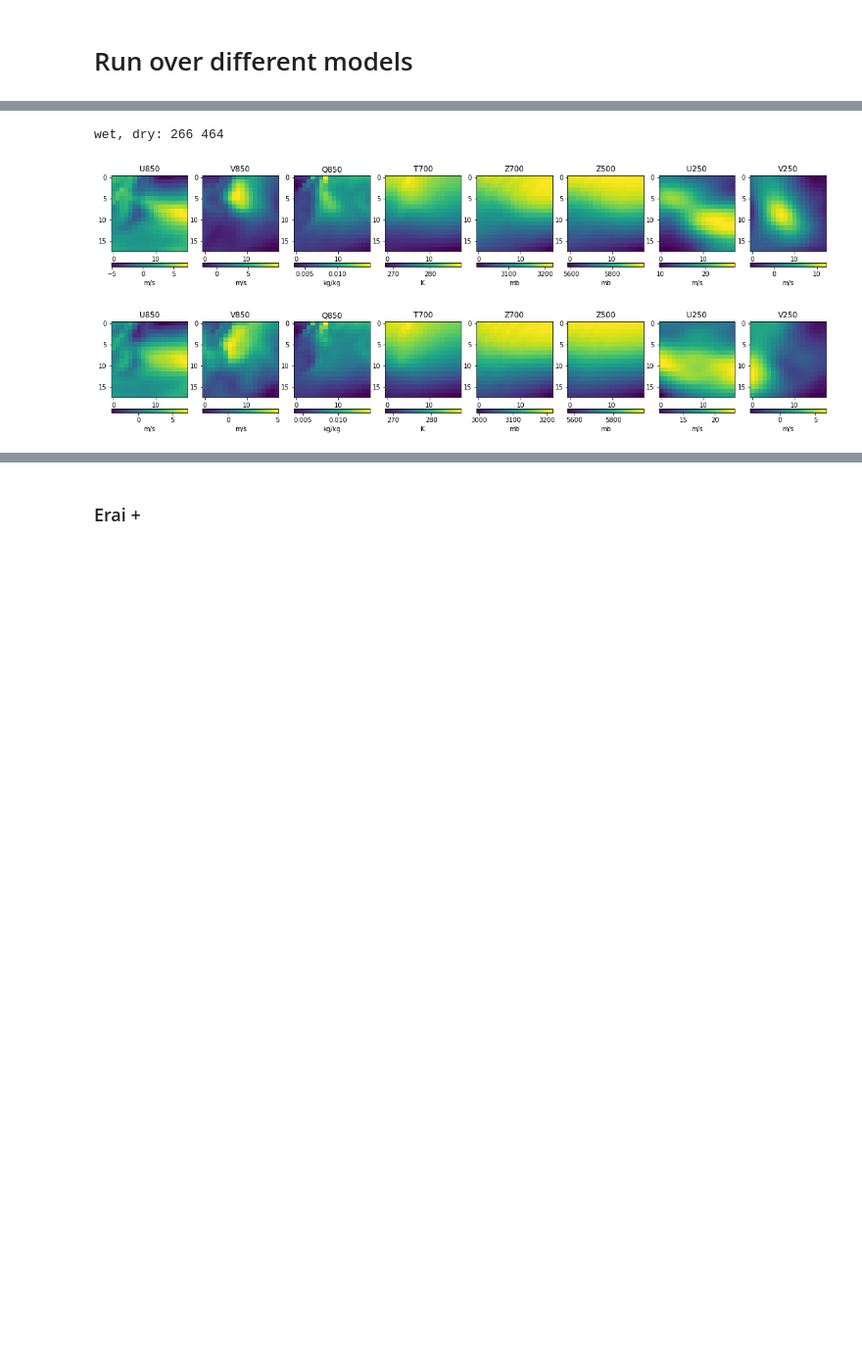
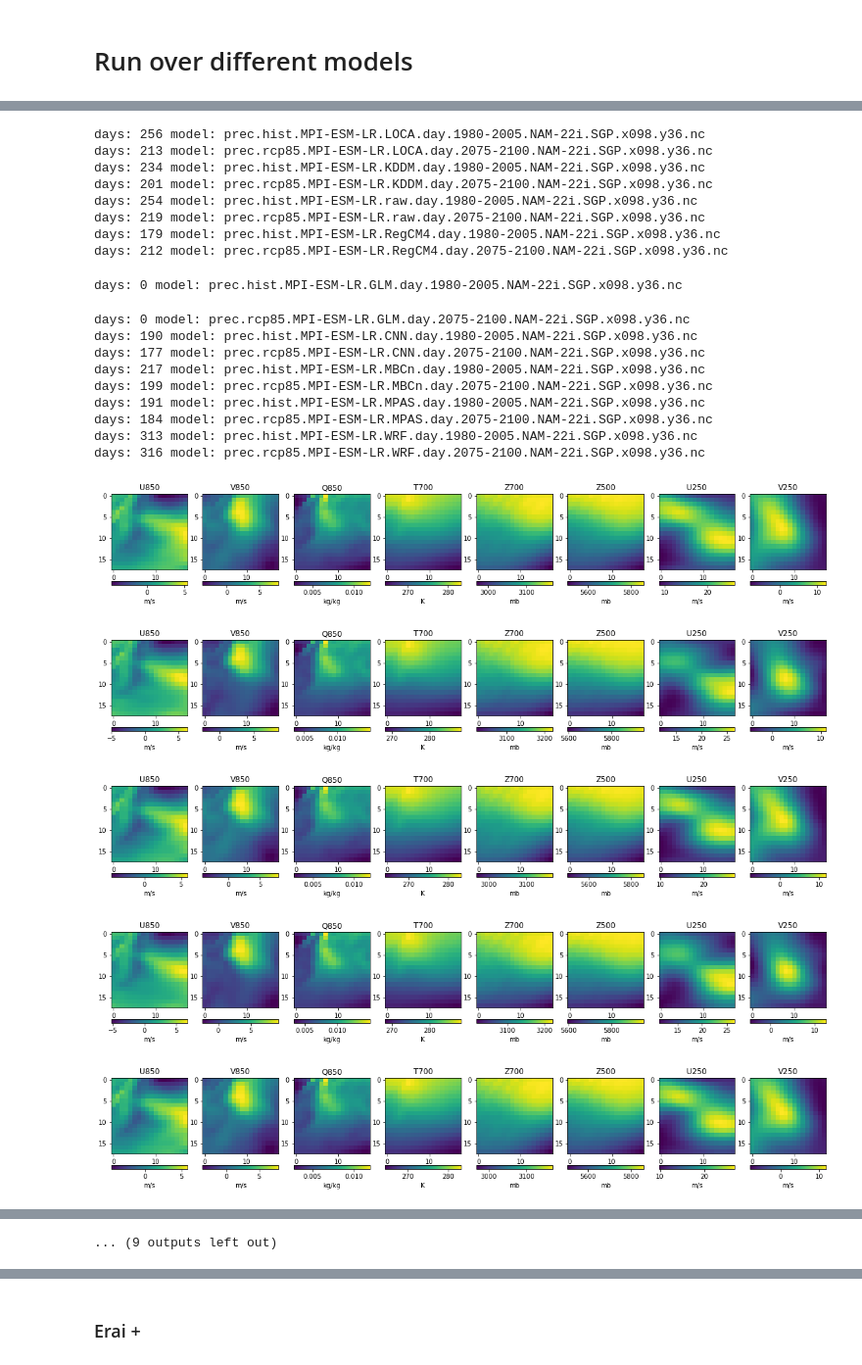
Before and after one commit to NCAR/ml-sm-dk-hf, a Jupyter notebook: notebooks/rain-days-via-xarray.ipynb, the cells around one changed output, grey strips where cells are left out. Shown at 98% size. Saved outputs shown, nothing was run; the diff lists cells and outputs as text; code cells hidden in the pictures; blank space fills up the shorter version.

Commit message:
all models

```diff
--- a/notebooks/rain-days-via-xarray.ipynb
+++ b/notebooks/rain-days-via-xarray.ipynb
@@ -190,3 +167,21 @@ def plot_dry(dryinput):
+# %%
+from os.path import basename
+
+def plot_models(mpr_min, mpr_max, sigfiles):
+    for sigfile in sigfiles:
+    #for sigfile in sigfiles[0:2]:
+        rainsignal = xr.open_dataset(sigfile)['prec']
+        if sigfile.lower().find('hist') >= 0:
+            load_uatm_mpi_hist()
+        elif sigfile.lower().find('rcp85') >= 0:
+            load_uatm_mpi_future()
+        else:
+            print ("ERROR: neither hist or rcp85 found")
+
+        # wet
+        avginput, count, distribution, indeces = calc_uatm_average(3.0, 9999.0, rainsignal)
+        print ("days:", count, "model:", basename(sigfile))
+        plot_8v(avginput)
 # %% [markdown]
 # Run over different models
 # %% [markdown]
@@ -216,11 +189,46 @@ plot_dry(dryinput)
-# %%
-# MPI+cnn: rcp85
-rainsignal = xr.open_dataset('/glade/work/mcginnis/DCA/data/./gen/final/cnn/rcp85/prec.rcp85.MPI-ESM-LR.CNN.day.2075-2100.NAM-22i.SGP.x098.y36.nc')['prec']
-load_uatm_mpi_future()
-calc_wet_dry_average(rainsignal)
-plot_rain(raininput)
-plot_dry(dryinput)
-# %% [output]
-wet, dry: 266 464
-[figure, removed]
-[figure, removed]
+# %%
+sigfiles=['/glade/work/mcginnis/DCA/data/gen/final/loca/hist/prec.hist.MPI-ESM-LR.LOCA.day.1980-2005.NAM-22i.SGP.x098.y36.nc',
+'/glade/work/mcginnis/DCA/data/gen/final/loca/rcp85/prec.rcp85.MPI-ESM-LR.LOCA.day.2075-2100.NAM-22i.SGP.x098.y36.nc',
+'/glade/work/mcginnis/DCA/data/gen/final/kddm/hist/prec.hist.MPI-ESM-LR.KDDM.day.1980-2005.NAM-22i.SGP.x098.y36.nc',
+'/glade/work/mcginnis/DCA/data/gen/final/kddm/rcp85/prec.rcp85.MPI-ESM-LR.KDDM.day.2075-2100.NAM-22i.SGP.x098.y36.nc',
+'/glade/work/mcginnis/DCA/data/gen/final/mpi/hist/prec.hist.MPI-ESM-LR.raw.day.1980-2005.NAM-22i.SGP.x098.y36.nc',
+'/glade/work/mcginnis/DCA/data/gen/final/mpi/rcp85/prec.rcp85.MPI-ESM-LR.raw.day.2075-2100.NAM-22i.SGP.x098.y36.nc',
+'/glade/work/mcginnis/DCA/data/gen/final/regcm4/hist/prec.hist.MPI-ESM-LR.RegCM4.day.1980-2005.NAM-22i.SGP.x098.y36.nc',
+'/glade/work/mcginnis/DCA/data/gen/final/regcm4/rcp85/prec.rcp85.MPI-ESM-LR.RegCM4.day.2075-2100.NAM-22i.SGP.x098.y36.nc',
+'/glade/work/mcginnis/DCA/data/gen/final/glm/hist/prec.hist.MPI-ESM-LR.GLM.day.1980-2005.NAM-22i.SGP.x098.y36.nc',
+'/glade/work/mcginnis/DCA/data/gen/final/glm/rcp85/prec.rcp85.MPI-ESM-LR.GLM.day.2075-2100.NAM-22i.SGP.x098.y36.nc',
+'/glade/work/mcginnis/DCA/data/gen/final/cnn/hist/prec.hist.MPI-ESM-LR.CNN.day.1980-2005.NAM-22i.SGP.x098.y36.nc',
+'/glade/work/mcginnis/DCA/data/gen/final/cnn/rcp85/prec.rcp85.MPI-ESM-LR.CNN.day.2075-2100.NAM-22i.SGP.x098.y36.nc',
+'/glade/work/mcginnis/DCA/data/gen/final/mbcn/hist/prec.hist.MPI-ESM-LR.MBCn.day.1980-2005.NAM-22i.SGP.x098.y36.nc',
+'/glade/work/mcginnis/DCA/data/gen/final/mbcn/rcp85/prec.rcp85.MPI-ESM-LR.MBCn.day.2075-2100.NAM-22i.SGP.x098.y36.nc',
+'/glade/work/mcginnis/DCA/data/gen/final/mpas/hist/prec.hist.MPI-ESM-LR.MPAS.day.1980-2005.NAM-22i.SGP.x098.y36.nc',
+'/glade/work/mcginnis/DCA/data/gen/final/mpas/rcp85/prec.rcp85.MPI-ESM-LR.MPAS.day.2075-2100.NAM-22i.SGP.x098.y36.nc',
+'/glade/work/mcginnis/DCA/data/gen/final/wrf/hist/prec.hist.MPI-ESM-LR.WRF.day.1980-2005.NAM-22i.SGP.x098.y36.nc',
+'/glade/work/mcginnis/DCA/data/gen/final/wrf/rcp85/prec.rcp85.MPI-ESM-LR.WRF.day.2075-2100.NAM-22i.SGP.x098.y36.nc']
+# %%
+# mpi dry
+plot_models(0, 0.254, sigfiles)
+# %% [output]
+days: 256 model: prec.hist.MPI-ESM-LR.LOCA.day.1980-2005.NAM-22i.SGP.x098.y36.nc
+days: 213 model: prec.rcp85.MPI-ESM-LR.LOCA.day.2075-2100.NAM-22i.SGP.x098.y36.nc
+days: 234 model: prec.hist.MPI-ESM-LR.KDDM.day.1980-2005.NAM-22i.SGP.x098.y36.nc
+days: 201 model: prec.rcp85.MPI-ESM-LR.KDDM.day.2075-2100.NAM-22i.SGP.x098.y36.nc
+days: 254 model: prec.hist.MPI-ESM-LR.raw.day.1980-2005.NAM-22i.SGP.x098.y36.nc
+days: 219 model: prec.rcp85.MPI-ESM-LR.raw.day.2075-2100.NAM-22i.SGP.x098.y36.nc
+days: 179 model: prec.hist.MPI-ESM-LR.RegCM4.day.1980-2005.NAM-22i.SGP.x098.y36.nc
+days: 212 model: prec.rcp85.MPI-ESM-LR.RegCM4.day.2075-2100.NAM-22i.SGP.x098.y36.nc
+days: 0 model: prec.hist.MPI-ESM-LR.GLM.day.1980-2005.NAM-22i.SGP.x098.y36.nc
+days: 0 model: prec.rcp85.MPI-ESM-LR.GLM.day.2075-2100.NAM-22i.SGP.x098.y36.nc
+days: 190 model: prec.hist.MPI-ESM-LR.CNN.day.1980-2005.NAM-22i.SGP.x098.y36.nc
+days: 177 model: prec.rcp85.MPI-ESM-LR.CNN.day.2075-2100.NAM-22i.SGP.x098.y36.nc
+days: 217 model: prec.hist.MPI-ESM-LR.MBCn.day.1980-2005.NAM-22i.SGP.x098.y36.nc
+days: 199 model: prec.rcp85.MPI-ESM-LR.MBCn.day.2075-2100.NAM-22i.SGP.x098.y36.nc
+days: 191 model: prec.hist.MPI-ESM-LR.MPAS.day.1980-2005.NAM-22i.SGP.x098.y36.nc
+days: 184 model: prec.rcp85.MPI-ESM-LR.MPAS.day.2075-2100.NAM-22i.SGP.x098.y36.nc
+days: 313 model: prec.hist.MPI-ESM-LR.WRF.day.1980-2005.NAM-22i.SGP.x098.y36.nc
+days: 316 model: prec.rcp85.MPI-ESM-LR.WRF.day.2075-2100.NAM-22i.SGP.x098.y36.nc
+[figure, added]
+[figure, added]
+[figure, added]
+[figure, added]
+[figure, added]
@@ -226,0 +239 @@ wet, dry: 266 464
+... (9 outputs left out)
```
Also changed, not shown: parts of 26 cells of this notebook.
